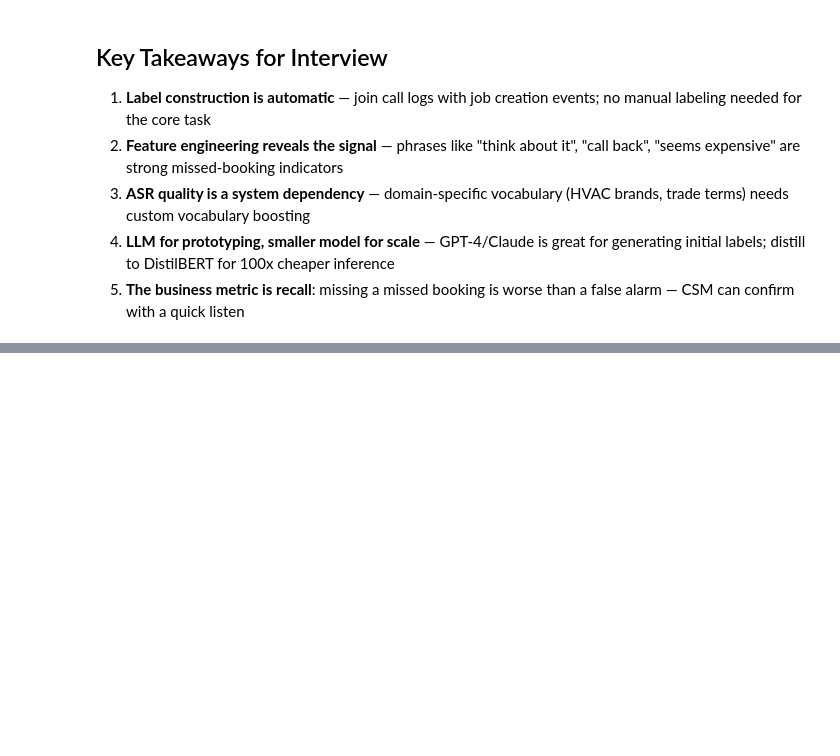
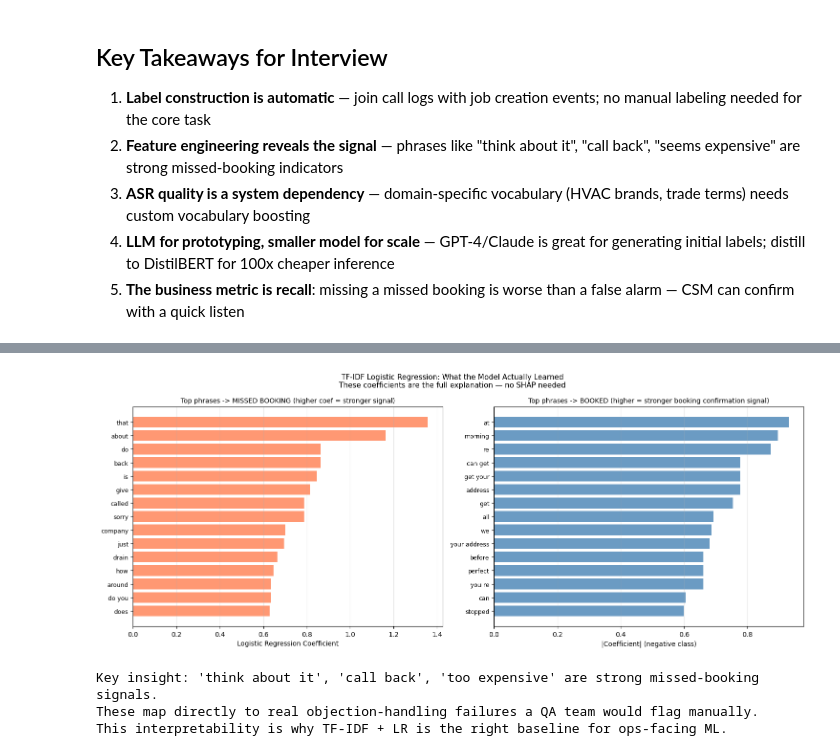
Before and after one commit to sp7412/servicetitan-ml-portfolio, a Jupyter notebook: 04_call_transcript_nlp.ipynb, the cells around one changed output, grey strips where cells are left out. Cells and saved outputs as stored; diff of their text form; code cells hidden in the pictures; blank space fills up the shorter version.

```diff
--- a/04_call_transcript_nlp.ipynb
+++ b/04_call_transcript_nlp.ipynb
@@ -346,0 +400,55 @@ Reason: Booking confirmed
+# %%
+# ── Demonstrate: what TF-IDF actually learns ──────────────────────────────────
+# The most underrated feature of TF-IDF + LR: perfect interpretability.
+# We can show exactly which phrases drive "missed booking" vs "booked" classification.
+
+import numpy as np
+import matplotlib.pyplot as plt
+
+vectorizer = tfidf_lr.named_steps['tfidf']
+clf        = tfidf_lr.named_steps['clf']
+feature_names = vectorizer.get_feature_names_out()
+coefs = clf.coef_[0]
+
+TOP_K = 15
+
+# Most indicative of MISSED BOOKING (positive class)
+top_missed_idx = np.argsort(coefs)[-TOP_K:][::-1]
+# Most indicative of BOOKED (negative class)
+top_booked_idx = np.argsort(coefs)[:TOP_K]
+
+fig, axes = plt.subplots(1, 2, figsize=(15, 6))
+
+# Missed booking indicators
+bars1 = axes[0].barh(range(TOP_K), coefs[top_missed_idx], color='coral', alpha=0.8)
+axes[0].set_yticks(range(TOP_K))
+axes[0].set_yticklabels(feature_names[top_missed_idx], fontsize=9)
+axes[0].set_title('Top phrases -> MISSED BOOKING (higher coef = stronger signal)', fontsize=10)
+axes[0].set_xlabel('Logistic Regression Coefficient')
+axes[0].invert_yaxis()
+axes[0].axvline(0, color='black', lw=0.5)
+axes[0].grid(axis='x', alpha=0.3)
+
+# Booked indicators
+bars2 = axes[1].barh(range(TOP_K), abs(coefs[top_booked_idx]), color='steelblue', alpha=0.8)
+axes[1].set_yticks(range(TOP_K))
+axes[1].set_yticklabels(feature_names[top_booked_idx], fontsize=9)
+axes[1].set_title('Top phrases -> BOOKED (higher = stronger booking confirmation signal)', fontsize=10)
+axes[1].set_xlabel('|Coefficient| (negative class)')
+axes[1].invert_yaxis()
+axes[1].grid(axis='x', alpha=0.3)
+
+plt.suptitle('TF-IDF Logistic Regression: What the Model Actually Learned\n'
+             'These coefficients are the full explanation — no SHAP needed', fontsize=11)
+plt.tight_layout()
+plt.savefig('tfidf_coefficients.png', dpi=100, bbox_inches='tight')
+plt.show()
+
+print("Key insight: 'think about it', 'call back', 'too expensive' are strong missed-booking signals.")
+print("These map directly to real objection-handling failures a QA team would flag manually.")
+print("This interpretability is why TF-IDF + LR is the right baseline for ops-facing ML.")
+# %% [output]
+[figure, added]
+Key insight: 'think about it', 'call back', 'too expensive' are strong missed-booking signals.
+These map directly to real objection-handling failures a QA team would flag manually.
+This interpretability is why TF-IDF + LR is the right baseline for ops-facing ML.
```
Also changed, not shown: parts of 3 cells of this notebook, 3 other files.
